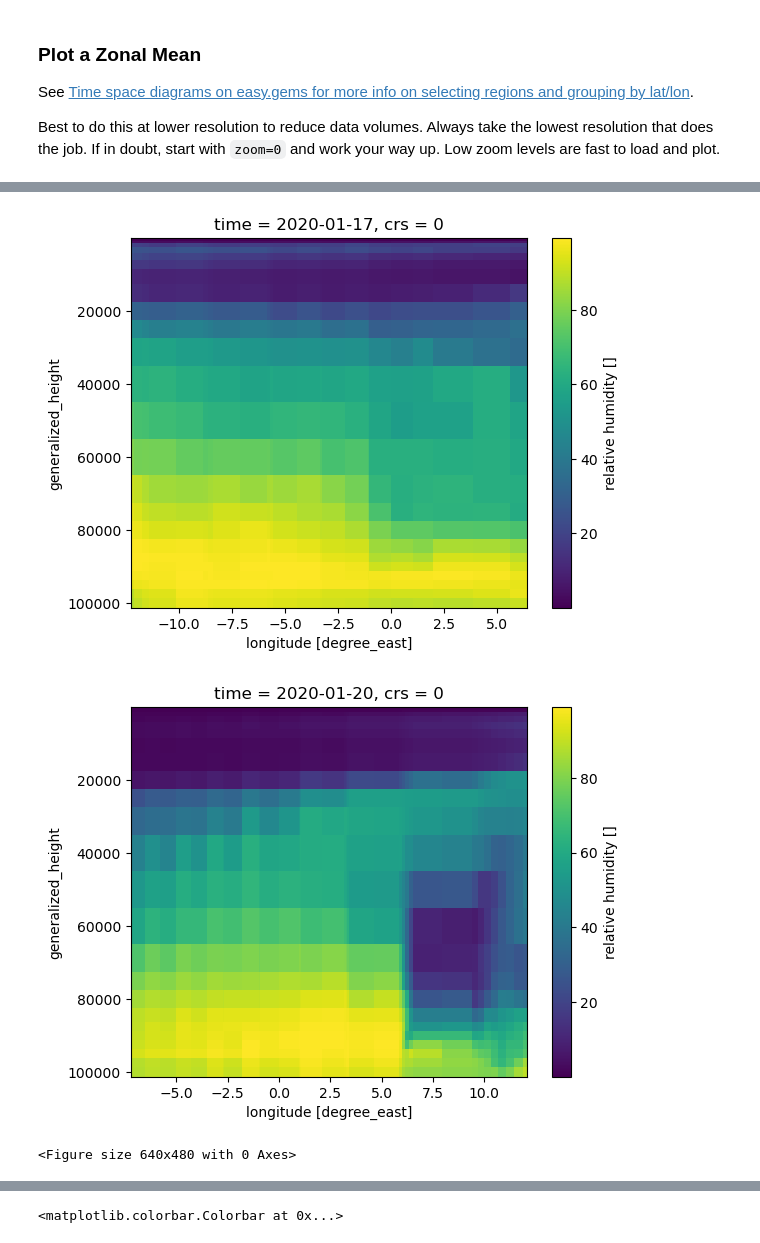
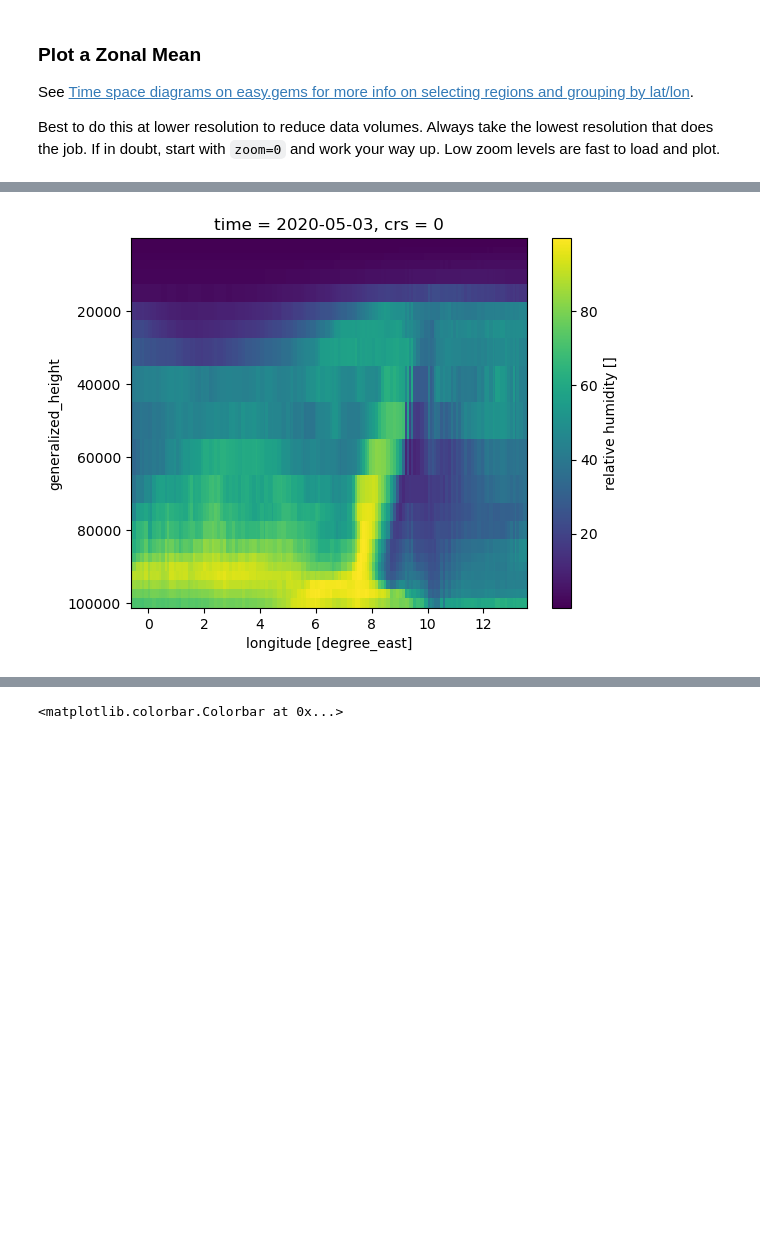
Before and after one commit to hauke-schmidt/hk25-teams-hs, a Jupyter notebook: hk25-IceSheet/prw_plot.ipynb, the cells around one changed output, grey strips where cells are left out. Saved outputs shown, nothing was run; the diff lists cells and outputs as text; code cells hidden in the pictures; blank space fills up the shorter version.

```diff
--- a/hk25-IceSheet/prw_plot.ipynb
+++ b/hk25-IceSheet/prw_plot.ipynb
@@ -168,13 +171,17 @@ plt.title(f"Zonal Mean of {long_name}");
 # %%
 map_extent = [-65, -5, -10, 25]
 projection = ccrs.NorthPolarStereo()
+
+t='2020-05-03T00:00:00.000000000'
 
 fig, ax = plt.subplots(
     figsize=(8, 4), subplot_kw={"projection": projection}, constrained_layout=True
 )
 ax.set_extent([-180, 180, 65, 90], ccrs.PlateCarree())
-m=egh.healpix_show(ds["prw"].where(mi_mask).mean(dim='time'), ax=ax, cmap="inferno", dpi=72);
+m=egh.healpix_show(ds["prw"].sel(time=t), ax=ax, cmap="inferno", dpi=72);
 ax.add_feature(cf.COASTLINE, linewidth=0.8)
-plt.colorbar(m)
+ax.set_title(t)
+plt.plot(lons_mi_t[15],lats_mi_t[15],transform=ccrs.PlateCarree())
+plt.colorbar(m,label='precipitable water [mm]')
 # %% [output]
 <matplotlib.colorbar.Colorbar at 0x...>
@@ -204,8 +233,8 @@ lats = np.full_like(lons, 75.0)
 pcore=85000
 
 ds8 = cat["icon_d3hp003"](zoom=10).to_dask()
-ds8 = ds8.rename_dims({'value': 'cell'}).pipe(egh.attach_coords) if 'value' in ds.dims else ds.pipe(egh.attach_coords)
-ds8['lon']=ds['lon'].where(cond=ds['lon']<180,other=ds['lon']-360)
+ds8 = ds8.rename_dims({'value': 'cell'}).pipe(egh.attach_coords) if 'value' in ds8.dims else ds8.pipe(egh.attach_coords)
+ds8['lon']=ds8['lon'].where(cond=ds8['lon']<180,other=ds8['lon']-360)
 
 
 pnts = xr.DataArray(
@@ -242,50 +271,55 @@ for t in ds['time'][mi_mask]:
 # %%
-#
-#lonse = np.linspace(0.0, 20.0, 200)
-#lonsw=np.linspace(330.0,360.0,300)
-#lons=np.concat([lonsw,lonse])
-nplots=2
+# plot relative humidity cross sections
+
+nplots=mi_mask.sum().values
+
+# initial cross-section to find prw maximum
 lons= np.linspace(-15, 15.0, 200)
 lats = np.full_like(lons, 75.0)
 
+#pressure level at which the moist intrusion core will be defined
 pcore=85000
 
-ds8 = cat["icon_d3hp003"](zoom=10,time_method='inst').to_dask()
-ds8 = ds8.rename_dims({'value': 'cell'}).pipe(egh.attach_coords) if 'value' in ds.dims else ds.pipe(egh.attach_coords)
-ds8['lon']=ds['lon'].where(cond=ds['lon']<180,other=ds['lon']-360)
+ds8 = cat["icon_d3hp003"](zoom=10).to_dask()
+ds8 = ds8.rename_dims({'value': 'cell'}).pipe(egh.attach_coords) if 'value' in ds8.dims else ds8.pipe(egh.attach_coords)
+ds8['lon']=ds8['lon'].where(cond=ds8['lon']<180,other=ds8['lon']-360)
 
 
 pnts = xr.DataArray(
     healpy.ang2pix(egh.get_nside(ds8), lons, lats, lonlat=True, nest=get_nest(ds8)),
     dims=("cell",),
     coords={"lon": (("cell",), lons), "lat": (("cell",), lats)},
     )
 
 maxlon=[]
-for t in ds['time'][mi_mask][:nplots]:
+lons_mi_t=[]
+lats_mi_t=[]
+#for t in ds['time'][mi_mask][:nplots]: # use this to plot all identified events
+for t in ['2020-05-03T00:00:00.000000000']: #plot selected example only
 
     maxlon_t=ds8.prw.isel(cell=pnts).swap_dims({"cell": "lon"}).sel(time=t).sortby("lon").argmax()
     ucore=ds8.ua.isel(cell=pnts).swap_dims({"cell": "lon"}).sel(time=t).sortby("lon").sel(pressure=pcore)[maxlon_t]
     vcore=ds8.va.isel(cell=pnts).swap_dims({"cell": "lon"}).sel(time=t).sortby("lon").sel(pressure=pcore)[maxlon_t]
     maxlon.append(maxlon_t)
 
     lons_t=np.linspace(ds8.lon.isel(cell=pnts).swap_dims({"cell": "lon"}).sortby("lon")[maxlon_t].values-10,ds8.lon.isel(cell=pnts).swap_dims({"cell": "lon"}).sortby("lon")[maxlon_t].values+10,200)
     lats_t=75-(ucore.values/vcore.values)*(lons_t-ds8.lon.isel(cell=pnts).swap_dims({"cell": "lon"}).sortby("lon")[maxlon_t].values)
     lons_t=lons_t[((lats_t>60)&(lats_t<85))]
     lats_t=lats_t[((lats_t>60)&(lats_t<85))]
-
+    lons_mi_t.append(lons_t)
+    lats_mi_t.append(lats_t)
 
     pnts_t = xr.DataArray(
     healpy.ang2pix(egh.get_nside(ds8), lons_t, lats_t, lonlat=True, nest=get_nest(ds8)),
     dims=("cell",),
     coords={"lon": (("cell",), lons_t), "lat": (("cell",), lats_t)},
     )
 
 
     ds8.hur.isel(cell=pnts_t).swap_dims({"cell": "lon"}).sel(time=t).sortby("lon").plot(x="lon", yincrease=False)
-    plt.figure()
+    #plt.figure()
+
+plt.savefig('/home/a/a270082/hackathon/rh_crosssection_20200503.png')
 # %% [output]
-[figure, old version]
+[figure, new version]
-[figure, removed]
-<Figure size 640x480 with 0 Axes>
 # %%
```
Also changed, not shown: parts of 14 cells of this notebook, 1 other file.
